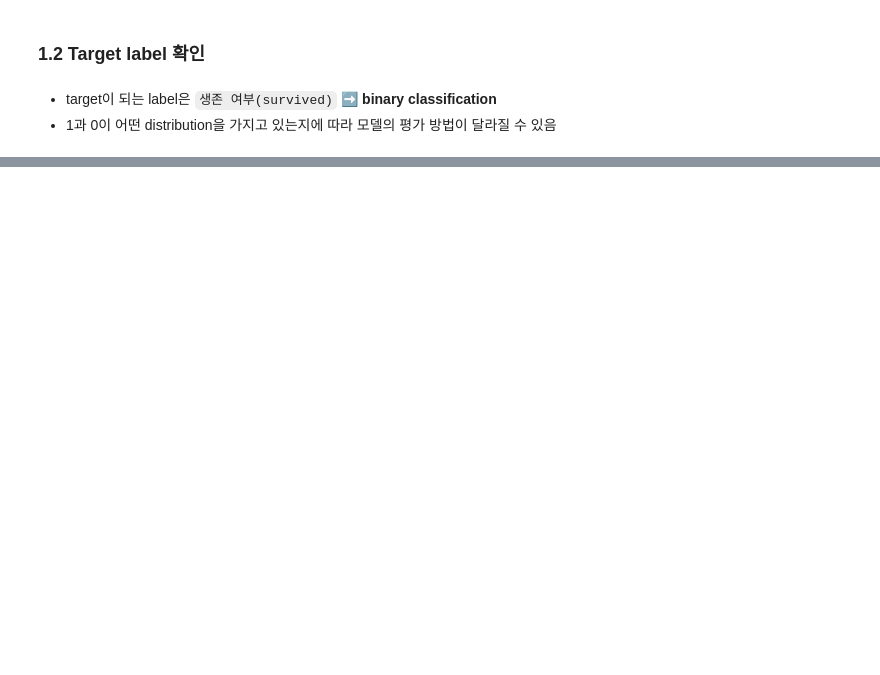
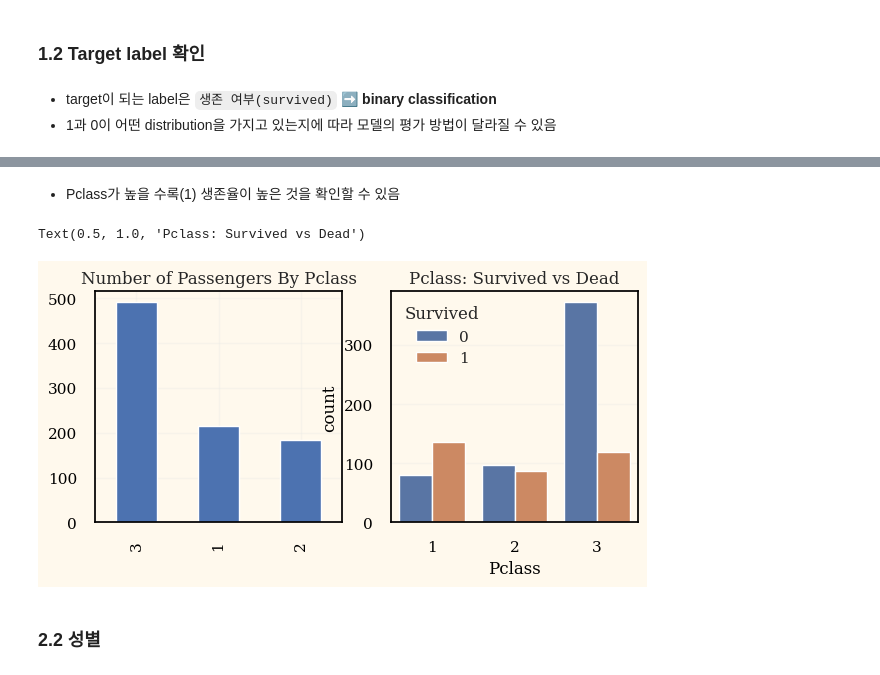
Before and after one commit to yu-hyun2/Kaggle, a Jupyter notebook: titanic/Exploratory_data_analysis.ipynb, the cells around one changed output, grey strips where cells are left out. Saved outputs shown, nothing was run; the diff lists cells and outputs as text; code cells hidden in the pictures; blank space fills up the shorter version.

```diff
--- a/titanic/Exploratory_data_analysis.ipynb
+++ b/titanic/Exploratory_data_analysis.ipynb
@@ -217,0 +304,16 @@ Text(0.5, 1.0, 'Count plot - Survived')
+# %% [markdown]
+- Pclass가 높을 수록(1) 생존율이 높은 것을 확인할 수 있음
+# %%
+# seaborn countplot으로 시각화
+f, ax = plt.subplots(1, 2, figsize = (7, 3))
+
+df_train['Pclass'].value_counts().plot.bar(ax = ax[0])
+sns.countplot(data = df_train, x = 'Pclass', hue = 'Survived', ax = ax[1])
+
+ax[0].set_title('Number of Passengers By Pclass')
+ax[1].set_title('Pclass: Survived vs Dead')
+# %% [output]
+Text(0.5, 1.0, 'Pclass: Survived vs Dead')
+[figure, added]
+# %% [markdown]
+### 2.2 성별
```
Also changed, not shown: parts of 60 cells of this notebook, 1 other file.
